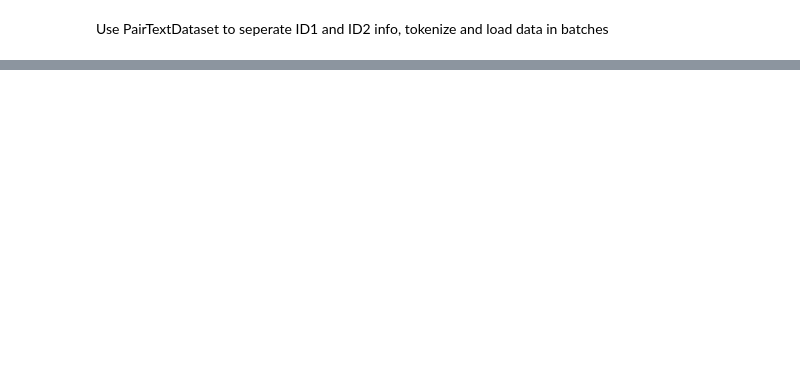
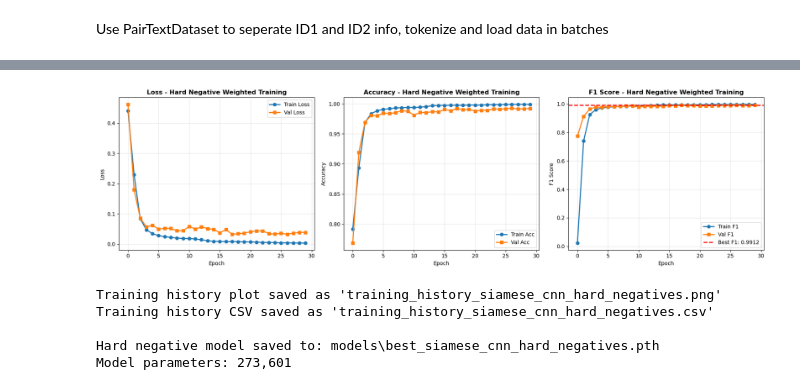
Before and after one commit to Erdos-Projects/spring-2026-deep-learning-fragmented-id-resolution, a Jupyter notebook: Siamese_testing.ipynb, the cells around one changed output, grey strips where cells are left out. Saved outputs shown, nothing was run; the diff lists cells and outputs as text; code cells hidden in the pictures; blank space fills up the shorter version.

Commit message:
Adding training with weights

```diff
--- a/Siamese_testing.ipynb
+++ b/Siamese_testing.ipynb
@@ -307,9 +302,0 @@ Test batch shapes:
-# %%
-# Train augmented model
-criterion = nn.BCELoss()
-model, history, best_val_f1, best_epoch = train_and_evaluate_model(
-    train_loader, val_loader,
-    model_name='siamese_cnn',
-    epochs=EPOCHS,
-    learning_rate=0.001
-)
@@ -1000,20 +302,0 @@ model_hp, cm_hp, precision_hp, recall_hp, specificity_hp, final_f1_hp = load_mod
-# %%
-
-# Save final results for hard positives model
-tn, fp, fn, tp = cm_hp.ravel()
-with open('final_results_siamese_cnn_hp.txt', 'w') as f:
-    f.write("="*60 + "\n")
-    f.write("SIAMESE CNN HARD POSITIVES RESULTS\n")
-    f.write("="*60 + "\n\n")
-    f.write(f"Best Epoch: {best_epoch_hp}\n")
-    f.write(f"Best Validation F1: {best_val_f1_hp:.4f}\n\n")
-    f.write("Final Validation Metrics:\n")
-    f.write(f"  F1 Score: {final_f1_hp:.4f}\n")
-    f.write(f"  Precision: {precision_hp:.4f}\n")
-    f.write(f"  Recall: {recall_hp:.4f}\n")
-    f.write(f"  Specificity: {specificity_hp:.4f}\n\n")
-    f.write("Confusion Matrix:\n")
-    f.write(f"  TN={tn:6d}  FP={fp:6d}\n")
-    f.write(f"  FN={fn:6d}  TP={tp:6d}\n")
-
-print("Final results saved to 'final_results_siamese_cnn_hp.txt'")
@@ -1086,0 +461,16 @@ print("="*60)
+# %%
+# Step 3: Plot and save training history and model for hard negative model
+plot_and_save_history(history_hn, 'siamese_cnn_hard_negatives', 'Hard Negative Weighted Training')
+
+# Save the trained hard negative model
+model_path = os.path.join('models', 'best_siamese_cnn_hard_negatives.pth')
+torch.save(model_hn.state_dict(), model_path)
+print(f"\nHard negative model saved to: {model_path}")
+print(f"Model parameters: {sum(p.numel() for p in model_hn.parameters()):,}")
+# %% [output]
+[figure, added]
+Training history plot saved as 'training_history_siamese_cnn_hard_negatives.png'
+Training history CSV saved as 'training_history_siamese_cnn_hard_negatives.csv'
+
+Hard negative model saved to: models\best_siamese_cnn_hard_negatives.pth
+Model parameters: 273,601
```
Also changed, not shown: parts of 39 cells of this notebook, 6 other files.
